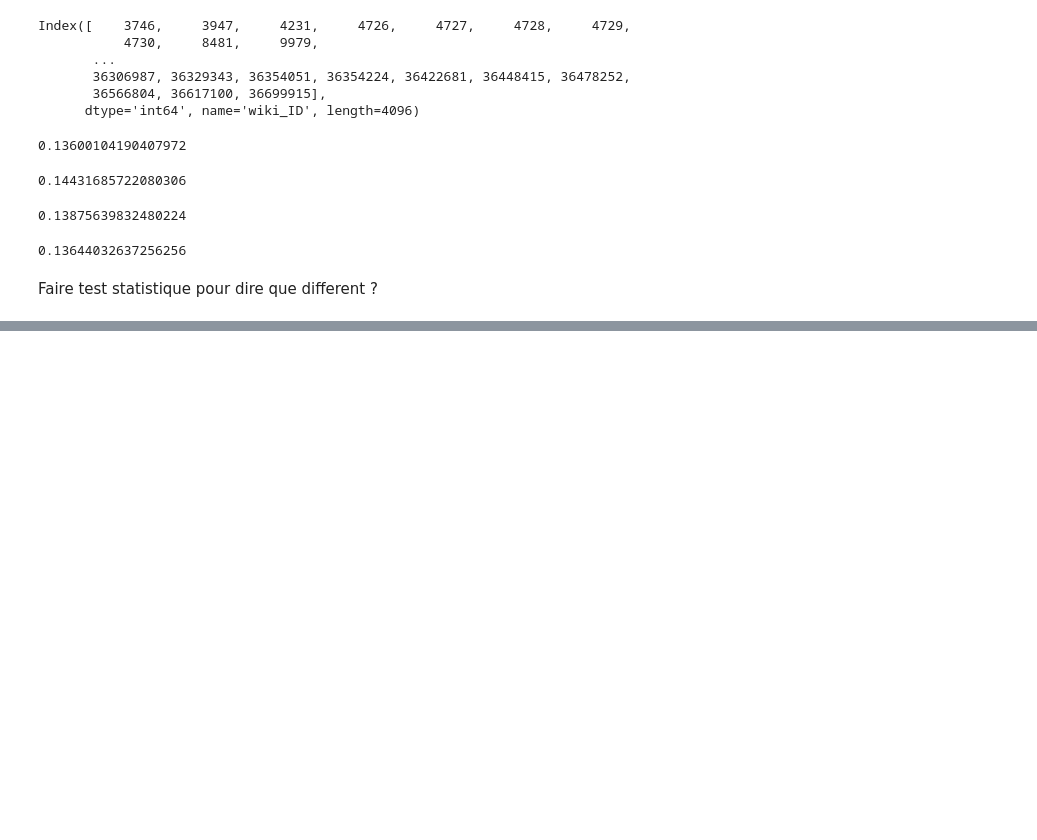
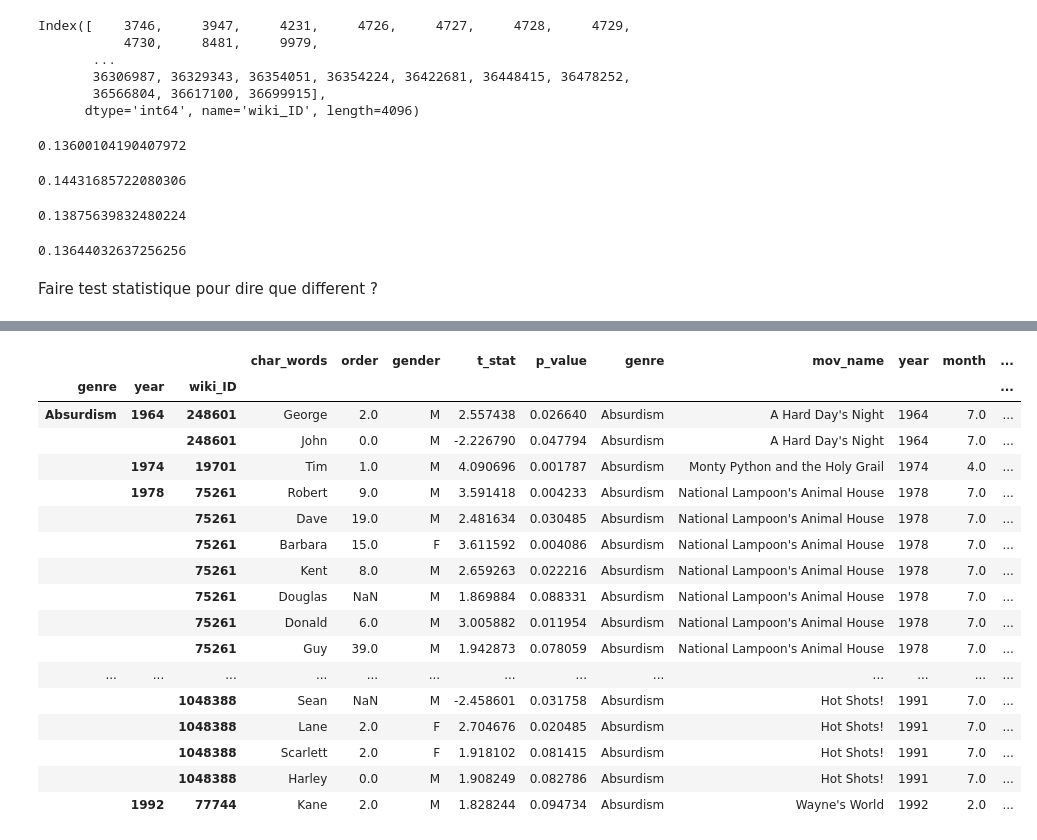
Before and after one commit to epfl-ada/ada-2023-project-abadakor, a Jupyter notebook: parallel_questions.ipynb, the cells around one changed output, grey strips where cells are left out. Drawn from its saved outputs; the diff is of its cells as text; code cells hidden in the pictures; blank space fills up the shorter version.

```diff
--- a/parallel_questions.ipynb
+++ b/parallel_questions.ipynb
@@ -12,11 +13,20 @@ import seaborn as sns
 # %%
 folder_processed_data_path = './data/processed_data/'
+
+# Dataset containing month of release
 movie_df = pd.read_csv(os.path.join(folder_processed_data_path, 'movie_df.csv'))
 movie_df.set_index(['wiki_ID'], inplace=True)
-name_by_movie = pd.read_csv(os.path.join(folder_processed_data_path, 'name_by_movie_ordered_pvalue_10_5_df.csv'))
-name_by_movie.set_index(['wiki_ID'], inplace=True)
 display(movie_df)
-display(name_by_movie)
+
+# Dataset containing p_value
+name_by_movie_df = pd.read_csv(os.path.join(folder_processed_data_path, 'name_by_movie_ordered_pvalue_10_5_df.csv'))
+name_by_movie_df.set_index(['wiki_ID'], inplace=True)
+display(name_by_movie_df)
+
+# Dataset containing movie genre
+movie_genres_df = pd.read_csv(os.path.join(folder_processed_data_path, 'movie_genres_df.csv'))
+movie_genres_df.set_index(['wiki_ID'], inplace=True)
+display(movie_genres_df)
 # %% [output]
 |  | mov_name | year | month | revenue | numVotes | averageRating |
 | wiki_ID |  |  |  |  |  |  |
@@ -165,0 +211,5 @@ Faire test statistique pour dire que different ?
+# %%
+# First, aggregate dataframe with p_value table with dataframe containing movie genre
+# Outer merge required in order to obtain for each name of each film, all the possible genre it can be associated to
+movie_genre_aggregate_df = name_by_movie_df.merge(movie_genres_df, how='outer', left_on='wiki_ID', right_on='wiki_ID')
+movie_genre_aggregate_df.head(25)
@@ -165,0 +277,5 @@ Faire test statistique pour dire que different ?
+# %%
+# Need to merge datasets containing "p_value" (name_by_movie_df), "movie_genre" (movie_genres_df), "release_date" (movie_df)
+# => aggregate "name_by_movie_aggregate_df" with "movie_genres_df"
+movie_genre_aggregate_with_years_df = movie_genre_aggregate_df.merge(movie_df, how='left', left_on='wiki_ID', right_on='wiki_ID')
+display(movie_genre_aggregate_with_years_df)
@@ -165,0 +297,22 @@ Faire test statistique pour dire que different ?
+# %%
+signi_names_per_genre_per_year_df = movie_genre_aggregate_with_years_df.groupby(['genre','year']).apply(lambda x: x[x['p_value'] < 0.1])
+signi_names_per_genre_per_year_df.head(30)
+# %% [output]
+|  |  |  | char_words | order | gender | t_stat | p_value | genre | mov_name | year | month | ... |
+| genre | year | wiki_ID |  |  |  |  |  |  |  |  |  | ... |
+| Absurdism | 1964 | 248601 | George | 2.0 | M | 2.557438 | 0.026640 | Absurdism | A Hard Day's Night | 1964 | 7.0 | ... |
+|  |  | 248601 | John | 0.0 | M | -2.226790 | 0.047794 | Absurdism | A Hard Day's Night | 1964 | 7.0 | ... |
+|  | 1974 | 19701 | Tim | 1.0 | M | 4.090696 | 0.001787 | Absurdism | Monty Python and the Holy Grail | 1974 | 4.0 | ... |
+|  | 1978 | 75261 | Robert | 9.0 | M | 3.591418 | 0.004233 | Absurdism | National Lampoon's Animal House | 1978 | 7.0 | ... |
+|  |  | 75261 | Dave | 19.0 | M | 2.481634 | 0.030485 | Absurdism | National Lampoon's Animal House | 1978 | 7.0 | ... |
+|  |  | 75261 | Barbara | 15.0 | F | 3.611592 | 0.004086 | Absurdism | National Lampoon's Animal House | 1978 | 7.0 | ... |
+|  |  | 75261 | Kent | 8.0 | M | 2.659263 | 0.022216 | Absurdism | National Lampoon's Animal House | 1978 | 7.0 | ... |
+|  |  | 75261 | Douglas | NaN | M | 1.869884 | 0.088331 | Absurdism | National Lampoon's Animal House | 1978 | 7.0 | ... |
+|  |  | 75261 | Donald | 6.0 | M | 3.005882 | 0.011954 | Absurdism | National Lampoon's Animal House | 1978 | 7.0 | ... |
+|  |  | 75261 | Guy | 39.0 | M | 1.942873 | 0.078059 | Absurdism | National Lampoon's Animal House | 1978 | 7.0 | ... |
+| ... | ... | ... | ... | ... | ... | ... | ... | ... | ... | ... | ... | ... |
+|  |  | 1048388 | Sean | NaN | M | -2.458601 | 0.031758 | Absurdism | Hot Shots! | 1991 | 7.0 | ... |
+|  |  | 1048388 | Lane | 2.0 | F | 2.704676 | 0.020485 | Absurdism | Hot Shots! | 1991 | 7.0 | ... |
+|  |  | 1048388 | Scarlett | 2.0 | F | 1.918102 | 0.081415 | Absurdism | Hot Shots! | 1991 | 7.0 | ... |
+|  |  | 1048388 | Harley | 0.0 | M | 1.908249 | 0.082786 | Absurdism | Hot Shots! | 1991 | 7.0 | ... |
+|  | 1992 | 77744 | Kane | 2.0 | M | 1.828244 | 0.094734 | Absurdism | Wayne's World | 1992 | 2.0 | ... |
```
Also changed, not shown: parts of 23 cells of this notebook.
